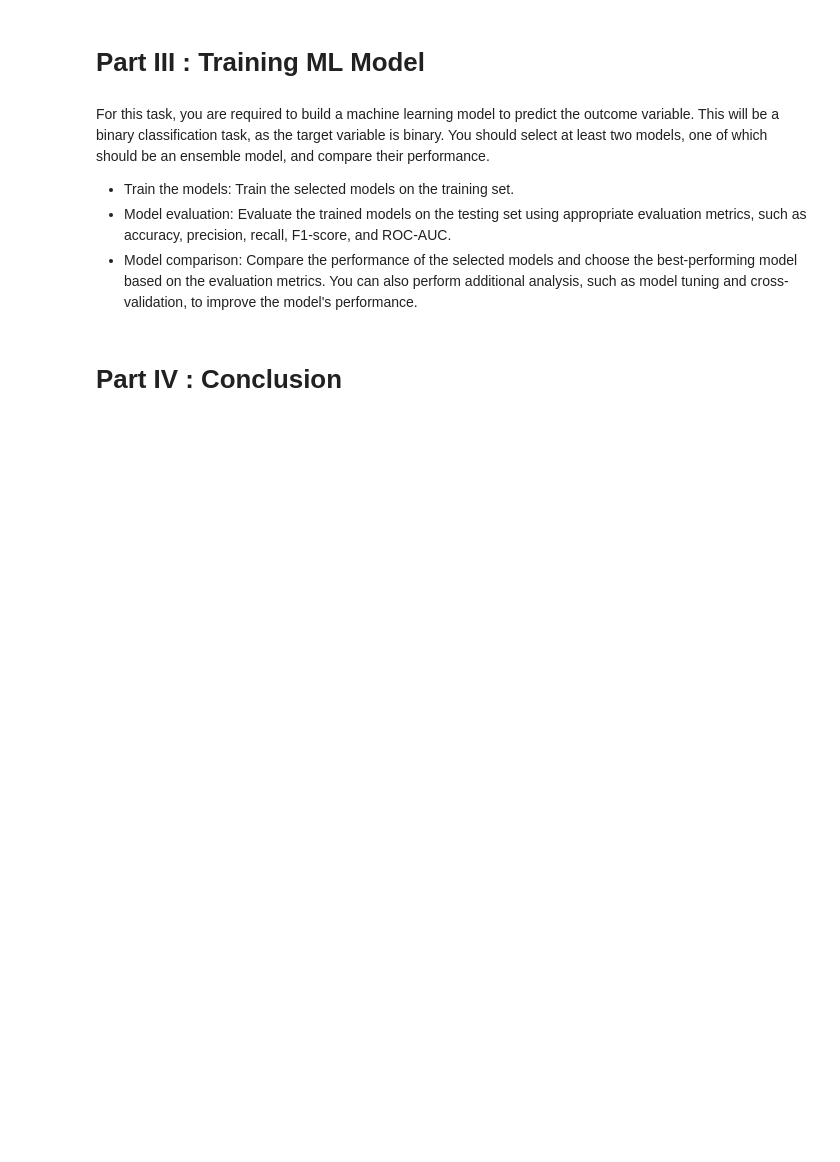
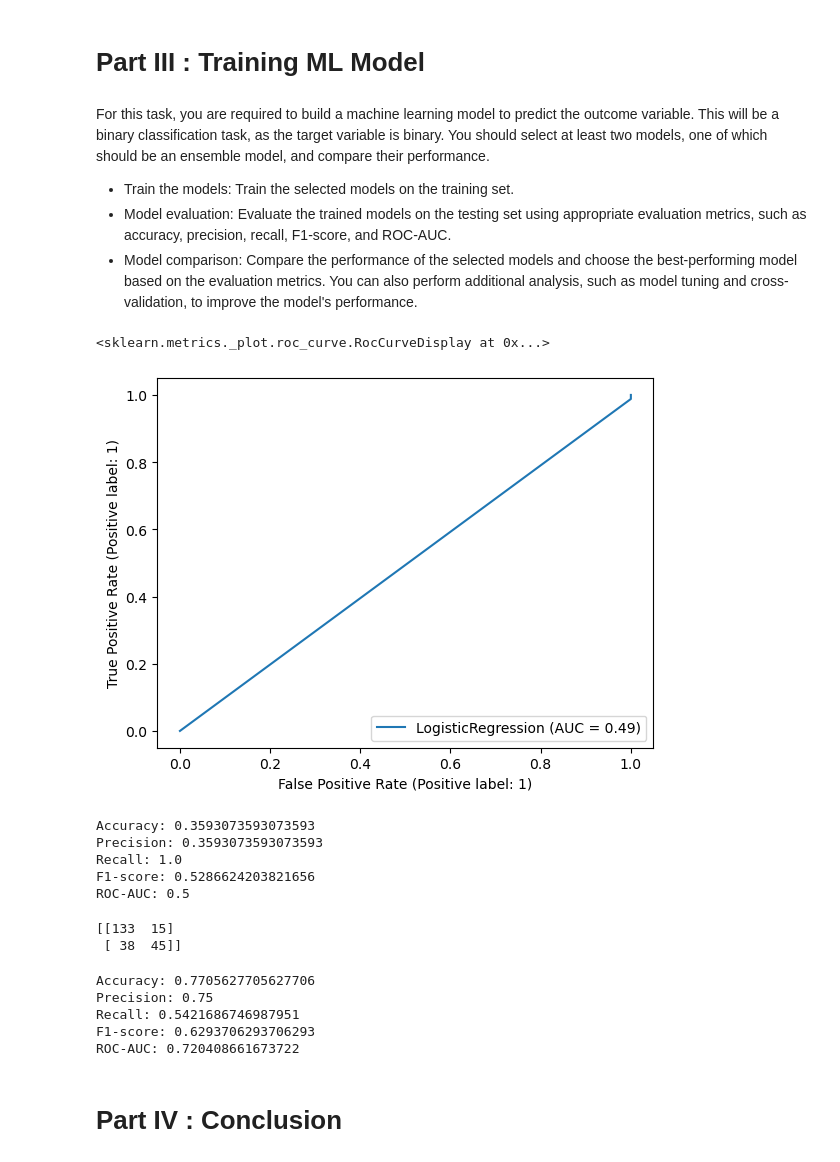
Before and after one commit to OmarMash/Supervised-Learning-LHL, a Jupyter notebook: Supervised Learning - Project (1).ipynb, the cells around one changed output. Saved outputs shown, nothing was run; the diff lists cells and outputs as text; code cells hidden in the pictures; blank space fills up the shorter version.

```diff
--- a/Supervised Learning - Project (1).ipynb
+++ b/Supervised Learning - Project (1).ipynb
@@ -92,7 +100,10 @@ You need to perform preprocessing on the given dataset. Please consider the foll
 # %%
 for col in ['Glucose','BloodPressure','SkinThickness','Insulin','BMI']:
-    median = data[col].median()
-    data.loc[data[col]==0,col] = median
+    median = X_train[col].median()
+    X_train.loc[X_train[col]==0,col] = median
+# %%
+scaler = StandardScaler()
+X_train_transformed = scaler.fit_transform(X_train)
 # %% [markdown]
 # Part III : Training ML Model
 # %% [markdown]
@@ -104,3 +118,4 @@ For this task, you are required to build a machine learning model to predict the
 # %%
-train = data[:int(len(data)*0.7)]
-test = data[int(len(data)*0.7):]
+clf = LogisticRegression(penalty='none') # logistic regression with no penalty term in the cost function.
+clf.fit(X_train_transformed, y_train)
+y_pred = clf.predict(X_test)
@@ -106,0 +126,23 @@ test = data[int(len(data)*0.7):]
+# %%
+RocCurveDisplay.from_estimator(clf, X_test, y_test)
+# %% [output]
+<sklearn.metrics._plot.roc_curve.RocCurveDisplay at 0x...>
+[figure, added]
+# %%
+accuracy = accuracy_score(y_test, y_pred)
+precision = precision_score(y_test, y_pred)
+recall = recall_score(y_test, y_pred)
+f1 = f1_score(y_test, y_pred)
+roc_auc = roc_auc_score(y_test, y_pred)
+
+print("Accuracy:", accuracy)
+print("Precision:", precision)
+print("Recall:", recall)
+print("F1-score:", f1)
+print("ROC-AUC:", roc_auc)
+# %% [output]
+Accuracy: 0.3593073593073593
+Precision: 0.3593073593073593
+Recall: 1.0
+F1-score: 0.5286624203821656
+ROC-AUC: 0.5
@@ -107,3 +161,27 @@ test = data[int(len(data)*0.7):]
+# %%
+cm = confusion_matrix(y_test, y_pred)
+print(cm)
+# %% [output]
+[[133  15]
+ [ 38  45]]
+# %%
+accuracy = accuracy_score(y_test, y_pred)
+precision = precision_score(y_test, y_pred)
+recall = recall_score(y_test, y_pred)
+f1 = f1_score(y_test, y_pred)
+roc_auc = roc_auc_score(y_test, y_pred)
+
+print("Accuracy:", accuracy)
+print("Precision:", precision)
+print("Recall:", recall)
+print("F1-score:", f1)
+print("ROC-AUC:", roc_auc)
+# %% [output]
+Accuracy: 0.7705627705627706
+Precision: 0.75
+Recall: 0.5421686746987951
+F1-score: 0.6293706293706293
+ROC-AUC: 0.720408661673722
 # %% [markdown]
 # Part IV : Conclusion
 # %% [markdown]
```
Also changed, not shown: parts of 14 cells of this notebook.
